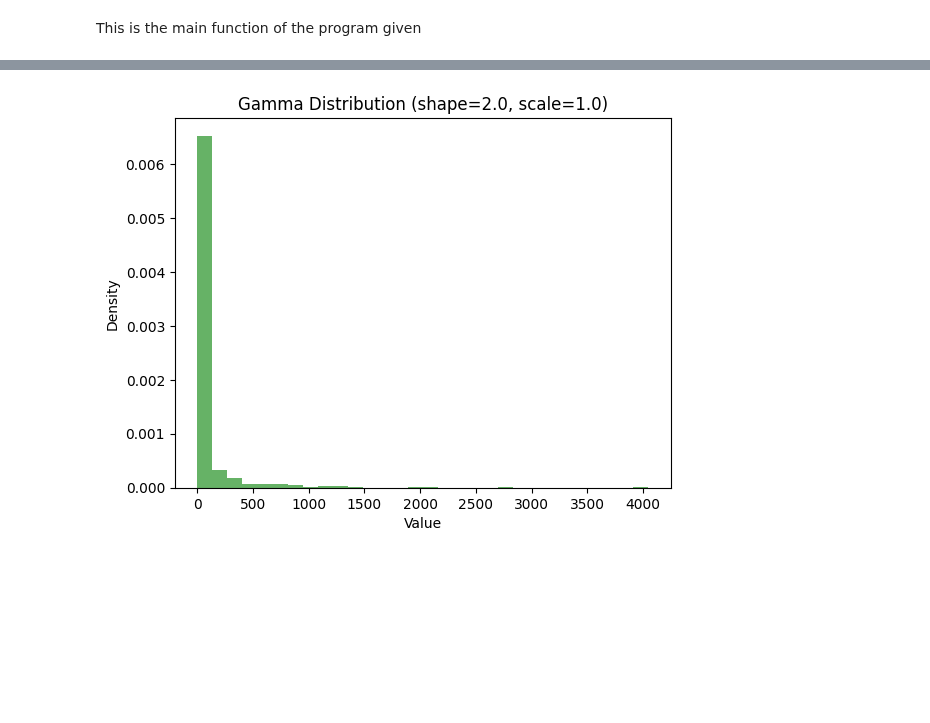
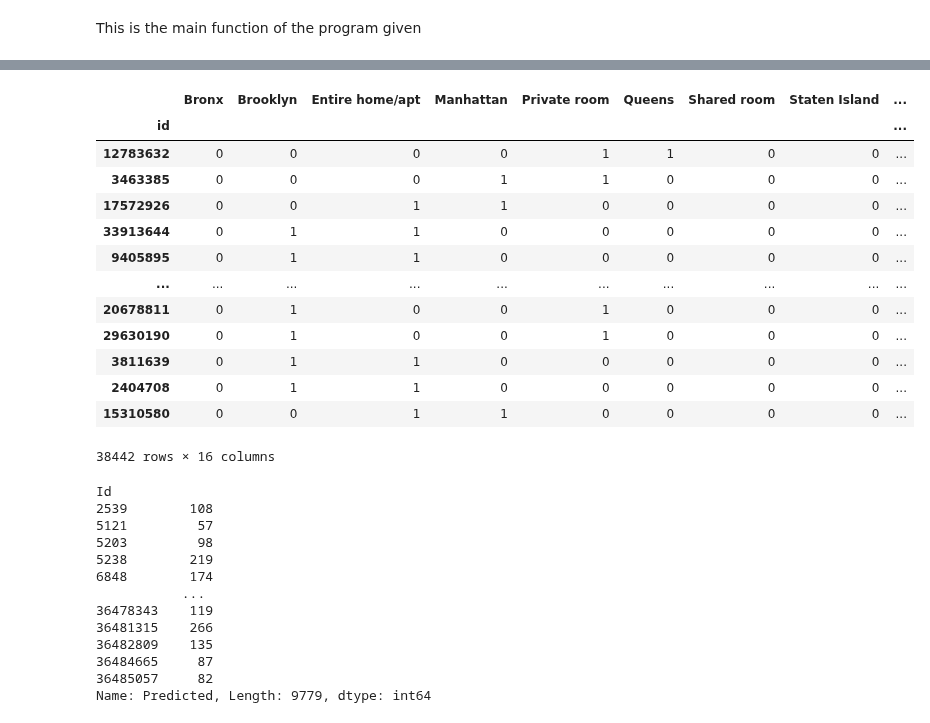
Before and after one commit to Nuzz23/01TWZSM_DataScienceLab, a Jupyter notebook: Lab/L09/Ex.ipynb, the cells around one changed output, grey strips where cells are left out. Drawn from its saved outputs; the diff is of its cells as text; code cells hidden in the pictures; blank space fills up the shorter version.

```diff
--- a/Lab/L09/Ex.ipynb
+++ b/Lab/L09/Ex.ipynb
@@ -101,0 +218,4 @@ df
+# %%
+# df
+dfNoPrice = df[df.columns.difference(['price', 'host_name', 'name'])]
+# dfNoPrice
@@ -101,0 +326,2 @@ df
+# %%
+df['price'] = df['price'].map(lambda x: x+ 10-x%10)
@@ -161,5 +414,5 @@ heatmap(df.map(lambda x: {
 # %%
-df = df[df['price'] <= df['price'].mean() + 3*df['price'].std()]
+# df = df[(df['price'] <= df['price'].mean() + 3*df['price'].std()) & (df['price']>10)]
 # df = df.drop(['name', 'host_id','host_name','latitude', 'longitude', 'calculated_host_listings_count'], axis=1)
 #df = df.drop(['Private room','Shared room','Entire home/apt'], axis=1)
 df = df.drop(['name', 'host_name'], axis=1)
@@ -271,23 +508,0 @@ r2_score(Y, mod), mean_squared_error(Y, mod)
-# %%
-import numpy as np
-import matplotlib.pyplot as plt
-
-# Parameters for the Gamma distribution
-shape = 0.1   # shape parameter (k)
-scale = 800   # scale parameter (theta)
-
-# Generate random samples from the Gamma distribution
-samples = np.random.gamma(shape, scale, 1000)
-
-# Plot the distribution
-plt.hist(samples, bins=30, density=True, alpha=0.6, color='g')
-
-# Label the plot
-plt.title('Gamma Distribution (shape=2.0, scale=1.0)')
-plt.xlabel('Value')
-plt.ylabel('Density')
-
-# Show the plot
-plt.show()
-# %% [output]
-[figure, removed]
@@ -293,0 +513,38 @@ plt.show()
+# %%
+df[df.columns.difference(['price'])]
+dfNoPrice
+# %% [output]
+|  | Bronx | Brooklyn | Entire home/apt | Manhattan | Private room | Queens | Shared room | Staten Island | ... |
+| id |  |  |  |  |  |  |  |  | ... |
+| 12783632 | 0 | 0 | 0 | 0 | 1 | 1 | 0 | 0 | ... |
+| 3463385 | 0 | 0 | 0 | 1 | 1 | 0 | 0 | 0 | ... |
+| 17572926 | 0 | 0 | 1 | 1 | 0 | 0 | 0 | 0 | ... |
+| 33913644 | 0 | 1 | 1 | 0 | 0 | 0 | 0 | 0 | ... |
+| 9405895 | 0 | 1 | 1 | 0 | 0 | 0 | 0 | 0 | ... |
+| ... | ... | ... | ... | ... | ... | ... | ... | ... | ... |
+| 20678811 | 0 | 1 | 0 | 0 | 1 | 0 | 0 | 0 | ... |
+| 29630190 | 0 | 1 | 0 | 0 | 1 | 0 | 0 | 0 | ... |
+| 3811639 | 0 | 1 | 1 | 0 | 0 | 0 | 0 | 0 | ... |
+| 2404708 | 0 | 1 | 1 | 0 | 0 | 0 | 0 | 0 | ... |
+| 15310580 | 0 | 0 | 1 | 1 | 0 | 0 | 0 | 0 | ... |
+38442 rows × 16 columns
+# %%
+ser = pd.Series(HistGradientBoostingRegressor(categorical_features=dfNoPrice.dtypes.map(lambda x : str(x) == 'object'), warm_start=True, scoring='neg_mean_squared_error',
+                **{'learning_rate': 0.05, 'max_depth': 3, 'max_iter': 300, 'min_samples_leaf': 20})
+                .fit(dfNoPrice, df['price']).predict(ypred[dfNoPrice.columns]),
+                index=pd.MultiIndex.from_arrays([ypred.index], names=['Id']), name='Predicted').map(lambda x:round(x))
+ser
+# %% [output]
+Id
+2539        108
+5121         57
+5203         98
+5238        219
+6848        174
+           ...
+36478343    119
+36481315    266
+36482809    135
+36484665     87
+36485057     82
+Name: Predicted, Length: 9779, dtype: int64
```
Also changed, not shown: parts of 34 cells of this notebook, 3 other files.
